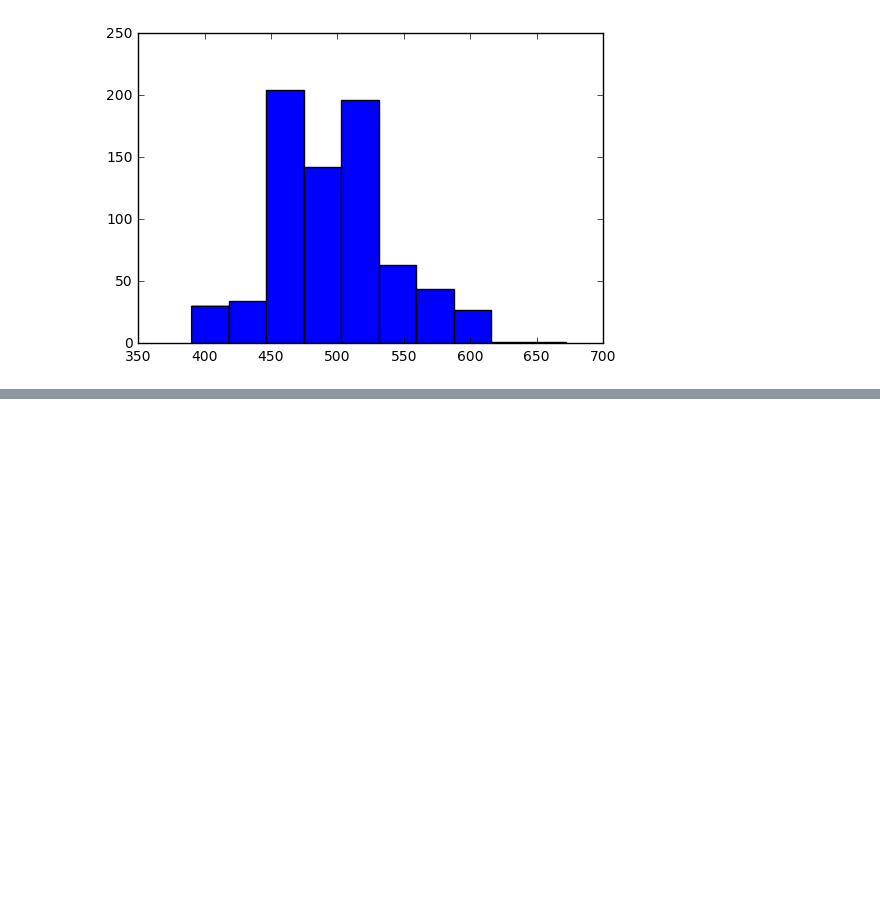
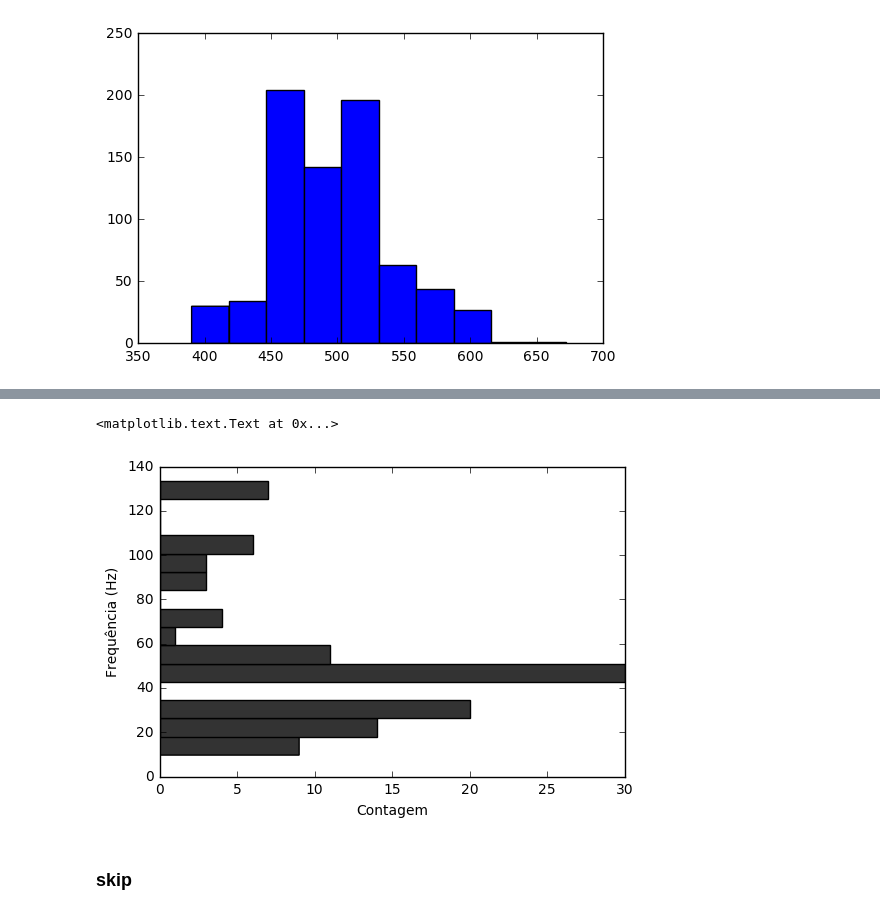
Before and after one commit to julionaojulho/image-analysis, a Jupyter notebook: x-t_plot.ipynb, the cells around one changed output, grey strips where cells are left out. Drawn from its saved outputs; the diff is of its cells as text; code cells hidden in the pictures; blank space fills up the shorter version.

```diff
--- a/x-t_plot.ipynb
+++ b/x-t_plot.ipynb
@@ -39,0 +83,10 @@ plt.hist(veloc);
+# %%
+plt.hist(freq,bins=15,orientation='horizontal',
+         histtype='bar',color=gr,normed=False)
+plt.ylabel('Frequência (Hz)')
+plt.xlabel('Contagem')
+# %% [output]
+<matplotlib.text.Text at 0x...>
+[figure, added]
+# %% [markdown]
+### skip
```
Also changed, not shown: parts of 6 cells of this notebook, 4 other files.
